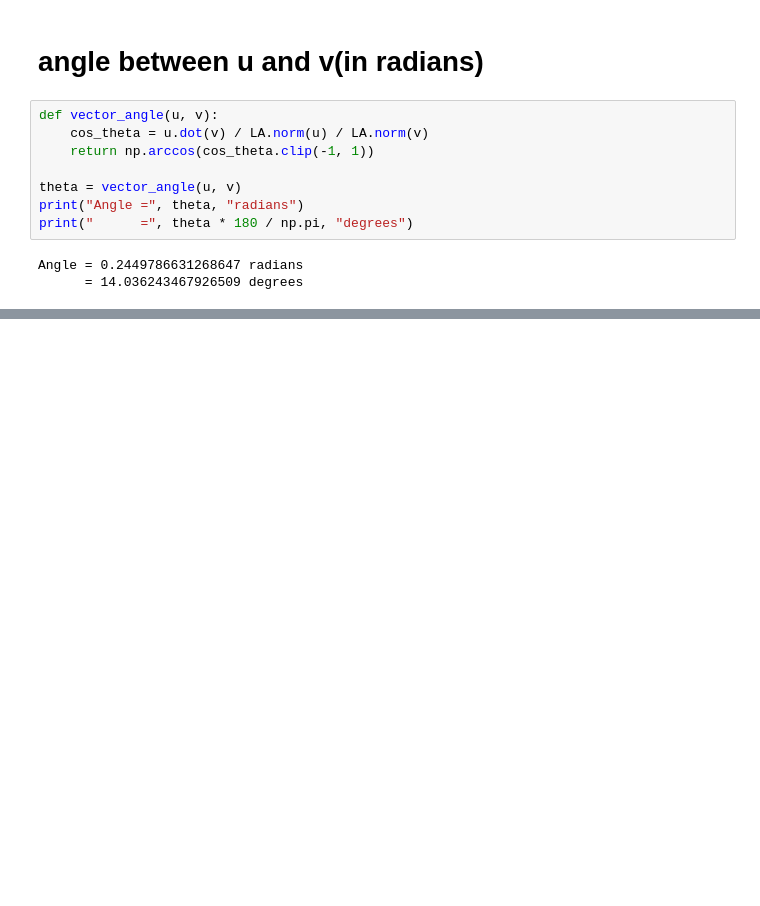
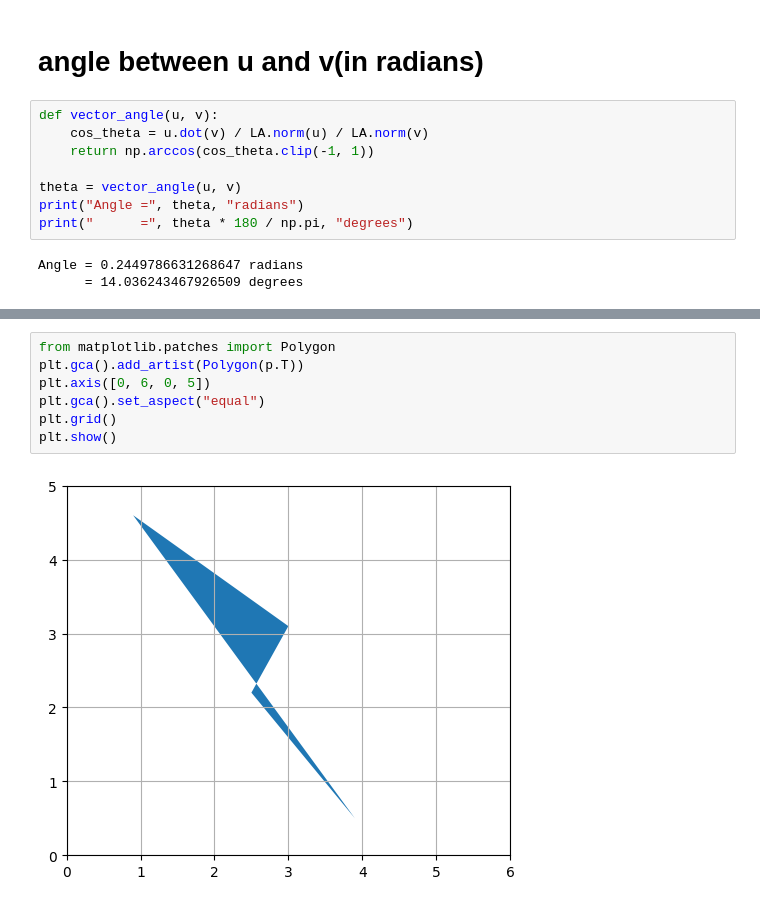
Before and after one commit to UTKARSHSAHAREE/Utkarshsahare, a Jupyter notebook: my_workon_linalg.ipynb, the cells around one changed output, grey strips where cells are left out. Cells and saved outputs as stored; diff of their text form; blank space fills up the shorter version.

```diff
--- a/my_workon_linalg.ipynb
+++ b/my_workon_linalg.ipynb
@@ -231,0 +269,9 @@ Angle = 0.2449786631268647 radians
+# %%
+from matplotlib.patches import Polygon
+plt.gca().add_artist(Polygon(p.T))
+plt.axis([0, 6, 0, 5])
+plt.gca().set_aspect("equal")
+plt.grid()
+plt.show()
+# %% [output]
+[figure, added]
```
Also changed, not shown: parts of 6 cells of this notebook.
